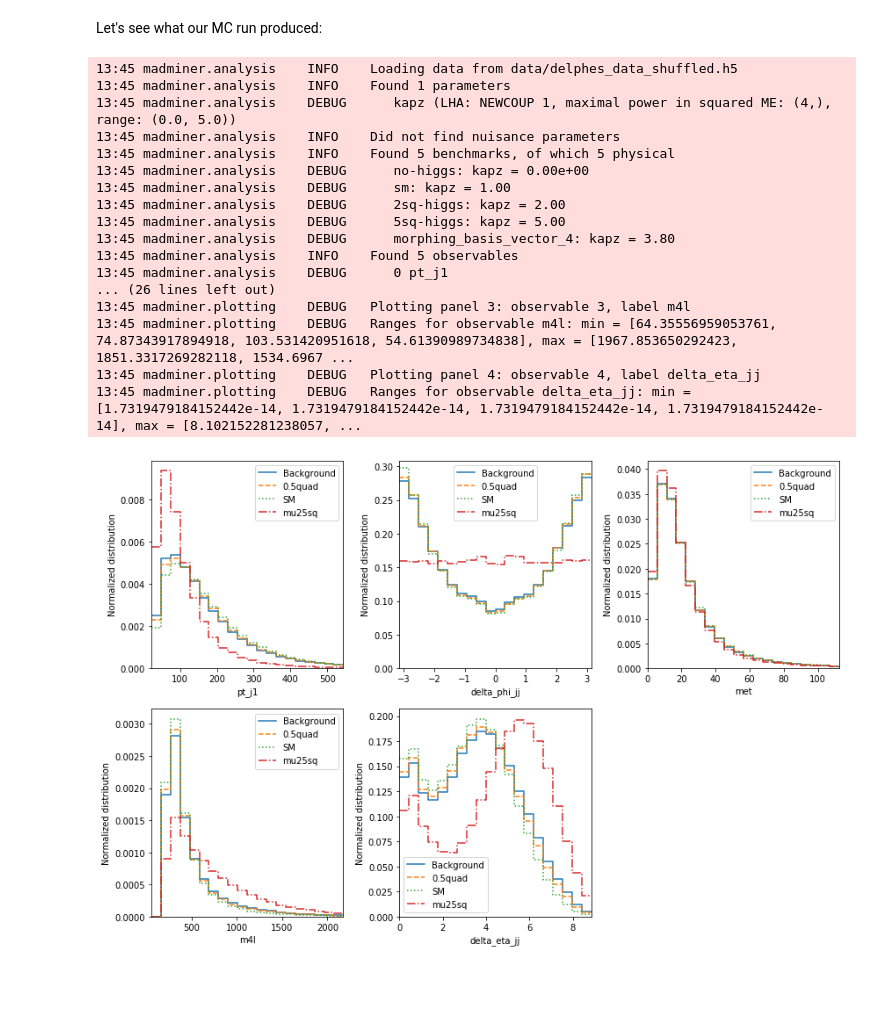
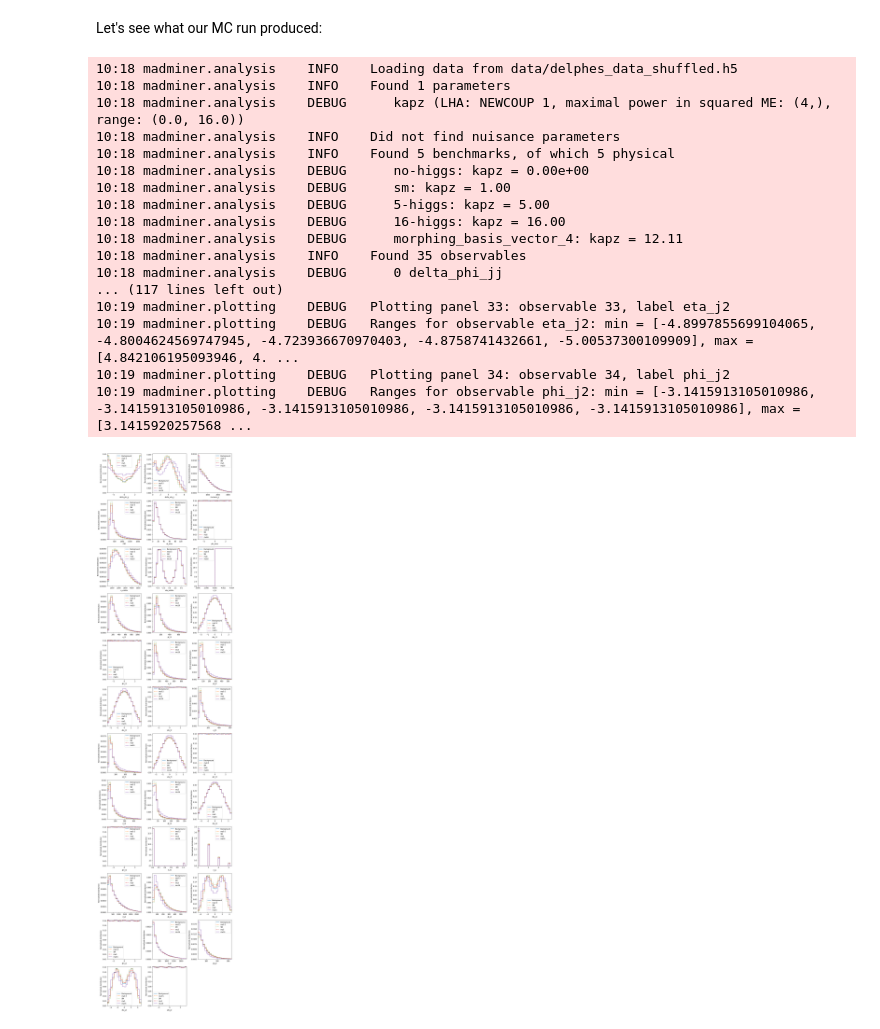
Before and after one commit to aghoshpub/LikelihoodFreeInterference, a Jupyter notebook: examples/tutorial_h4l/2b_plotting.ipynb, the cells around one changed output. Drawn from its saved outputs; the diff is of its cells as text; code cells hidden in the pictures; blank space fills up the shorter version.

Commit message:
added 4 vector, other variables, param transform

```diff
--- a/examples/tutorial_h4l/2b_plotting.ipynb
+++ b/examples/tutorial_h4l/2b_plotting.ipynb
@@ -44,29 +44,29 @@ Let's see what our MC run produced:
 # %%
 _ = plot_distributions(
     filename='data/delphes_data_shuffled.h5',
-    parameter_points=['no-higgs', [0.5], 'sm', '5sq-higgs'],
-    line_labels=['Background', '0.5quad', 'SM', 'mu25sq'],
+    parameter_points=['no-higgs', [0.5], 'sm', [5.], '16-higgs'],
+    line_labels=['Background', 'mu0.5', 'SM', 'mu5', 'mu16'],
     uncertainties='none',
     n_bins=20,
     n_cols=3,
     normalize=True,
 )
 # %% [output]
-13:45 madminer.analysis    INFO    Loading data from data/delphes_data_shuffled.h5
-13:45 madminer.analysis    INFO    Found 1 parameters
-13:45 madminer.analysis    DEBUG      kapz (LHA: NEWCOUP 1, maximal power in squared ME: (4,), range: (0.0, 5.0))
-13:45 madminer.analysis    INFO    Did not find nuisance parameters
-13:45 madminer.analysis    INFO    Found 5 benchmarks, of which 5 physical
-13:45 madminer.analysis    DEBUG      no-higgs: kapz = 0.00e+00
-13:45 madminer.analysis    DEBUG      sm: kapz = 1.00
-13:45 madminer.analysis    DEBUG      2sq-higgs: kapz = 2.00
-13:45 madminer.analysis    DEBUG      5sq-higgs: kapz = 5.00
-13:45 madminer.analysis    DEBUG      morphing_basis_vector_4: kapz = 3.80
-13:45 madminer.analysis    INFO    Found 5 observables
-13:45 madminer.analysis    DEBUG      0 pt_j1
-... (26 lines left out)
-13:45 madminer.plotting    DEBUG   Plotting panel 3: observable 3, label m4l
-13:45 madminer.plotting    DEBUG   Ranges for observable m4l: min = [64.35556959053761, 74.87343917894918, 103.531420951618, 54.61390989734838], max = [1967.853650292423, 1851.3317269282118, 1534.6967 ...
-13:45 madminer.plotting    DEBUG   Plotting panel 4: observable 4, label delta_eta_jj
-13:45 madminer.plotting    DEBUG   Ranges for observable delta_eta_jj: min = [1.7319479184152442e-14, 1.7319479184152442e-14, 1.7319479184152442e-14, 1.7319479184152442e-14], max = [8.102152281238057, ...
+10:18 madminer.analysis    INFO    Loading data from data/delphes_data_shuffled.h5
+10:18 madminer.analysis    INFO    Found 1 parameters
+10:18 madminer.analysis    DEBUG      kapz (LHA: NEWCOUP 1, maximal power in squared ME: (4,), range: (0.0, 16.0))
+10:18 madminer.analysis    INFO    Did not find nuisance parameters
+10:18 madminer.analysis    INFO    Found 5 benchmarks, of which 5 physical
+10:18 madminer.analysis    DEBUG      no-higgs: kapz = 0.00e+00
+10:18 madminer.analysis    DEBUG      sm: kapz = 1.00
+10:18 madminer.analysis    DEBUG      5-higgs: kapz = 5.00
+10:18 madminer.analysis    DEBUG      16-higgs: kapz = 16.00
+10:18 madminer.analysis    DEBUG      morphing_basis_vector_4: kapz = 12.11
+10:18 madminer.analysis    INFO    Found 35 observables
+10:18 madminer.analysis    DEBUG      0 delta_phi_jj
+... (117 lines left out)
+10:19 madminer.plotting    DEBUG   Plotting panel 33: observable 33, label eta_j2
+10:19 madminer.plotting    DEBUG   Ranges for observable eta_j2: min = [-4.8997855699104065, -4.8004624569747945, -4.723936670970403, -4.8758741432661, -5.00537300109909], max = [4.842106195093946, 4. ...
+10:19 madminer.plotting    DEBUG   Plotting panel 34: observable 34, label phi_j2
+10:19 madminer.plotting    DEBUG   Ranges for observable phi_j2: min = [-3.1415913105010986, -3.1415913105010986, -3.1415913105010986, -3.1415913105010986, -3.1415913105010986], max = [3.1415920257568 ...
-[figure, old version]
+[figure, new version]
```
Also changed, not shown: parts of 2 cells of this notebook, 20 other files.
